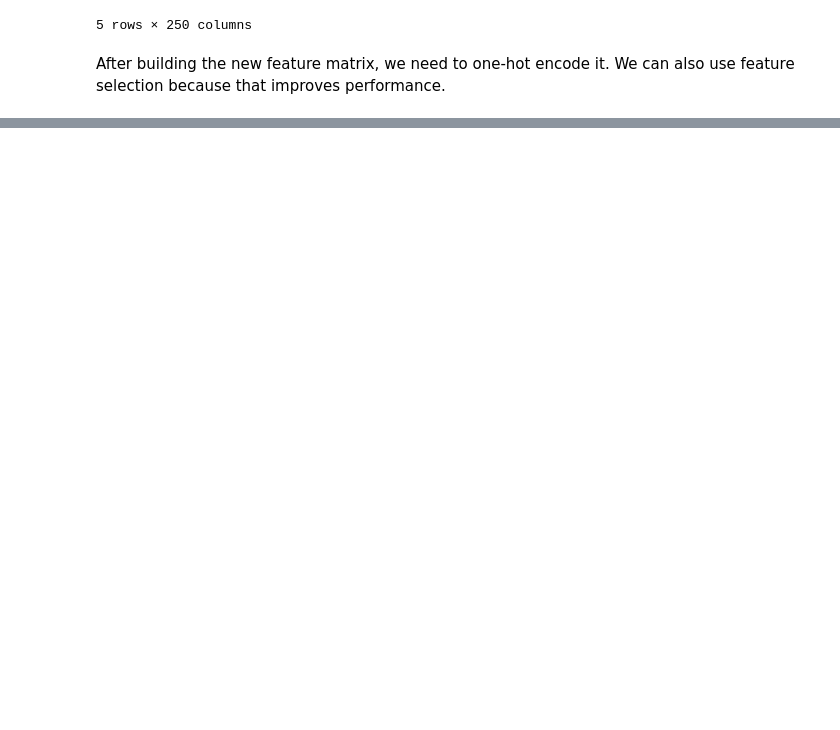
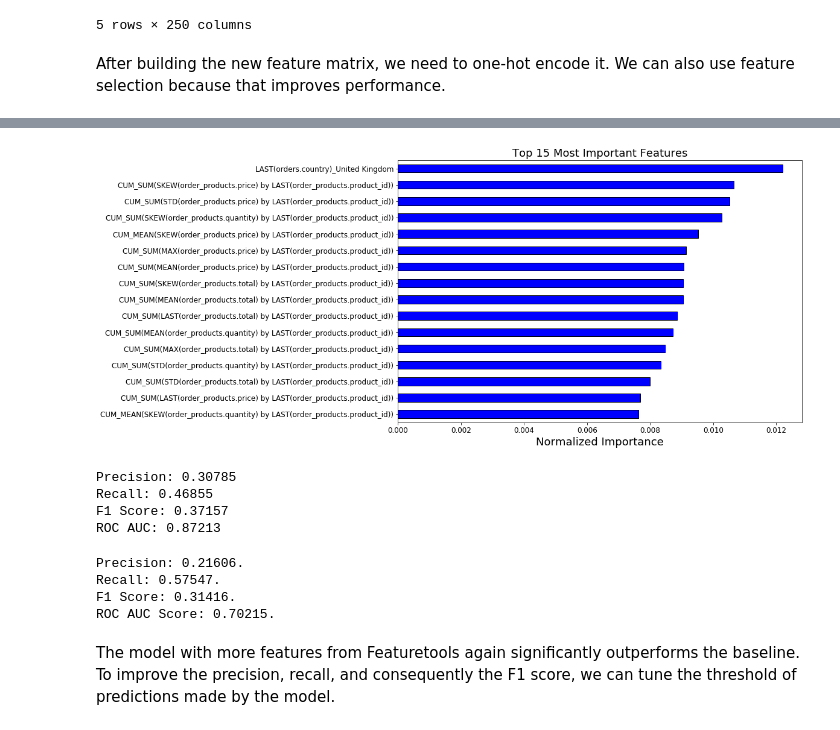
Before and after one commit to alteryx/Automated-Manual-Comparison, a Jupyter notebook: retail/notebooks/Automated Feature Engineering.ipynb, the cells around one changed output, grey strips where cells are left out. Saved outputs shown, nothing was run; the diff lists cells and outputs as text; code cells hidden in the pictures; blank space fills up the shorter version.

```diff
--- a/retail/notebooks/Automated Feature Engineering.ipynb
+++ b/retail/notebooks/Automated Feature Engineering.ipynb
@@ -260 +281,6 @@ EntitySet scattered to workers in 1.736 seconds
 5 rows × 146 columns
+# %%
+feature_matrix.index.names = ['customer_id', 'cutoff_time']
+# %%
+feature_matrix = feature_matrix.drop_duplicates()
+feature_matrix.loc[12347, :].sample(10, axis = 1)
@@ -304,7 +341,7 @@ from sklearn.ensemble import RandomForestClassifier
 model = RandomForestClassifier(n_estimators = 1000, random_state = 50,
                                n_jobs = -1)
 # %%
-def predict_month(month, feature_matrix):
+def predict_month(month, feature_matrix, return_probs = False):
 
     test_labels = labels.loc[labels['month'] == month, ['customer_id', 'label']]
     train_labels = labels.loc[labels['month'] < month, ['customer_id', 'label']]
@@ -312,8 +349,9 @@ def predict_month(month, feature_matrix):
     # Features
     X_train = feature_matrix[feature_matrix['time'].dt.month < month].drop(columns = ['customer_id', 'time'])
     X_test = feature_matrix[feature_matrix['time'].dt.month == month].drop(columns = ['customer_id', 'time'])
+    feature_names = list(X_train.columns)
 
-    pipeline = Pipeline([('imputer', SimpleImputer(strategy = 'median')),
+    pipeline = Pipeline([('imputer', Imputer(strategy = 'median')),
                       ('scaler', MinMaxScaler())])
 
     # Fit and transform training data
@@ -324,7 +362,7 @@ def predict_month(month, feature_matrix):
     y_train = np.array(train_labels['label']).reshape((-1, ))
     y_test = np.array(test_labels['label']).reshape((-1, ))
 
-    feature_names = list(X_train.columns)
+
 
     # Train
     model.fit(X_train, y_train)
@@ -347,6 +385,9 @@ def predict_month(month, feature_matrix):
     # Feature importances
     fi = pd.DataFrame({'feature': feature_names, 'importance': model.feature_importances_})
 
+    if return_probs:
+        return fi, probs
+
     return fi
 # %%
 june_fi = predict_month(6, feature_matrix_enc)
@@ -578,0 +636,20 @@ june_fi = predict_month(6, feature_matrix_enc)
+# %%
+norm_june_fi = plot_feature_importances(june_fi)
+# %% [output]
+[figure, added]
+# %%
+december_fi = predict_month(12, feature_matrix_enc)
+# %% [output]
+Precision: 0.30785
+Recall: 0.46855
+F1 Score: 0.37157
+ROC AUC: 0.87213
+# %%
+_ = informed_baseline(12)
+# %% [output]
+Precision: 0.21606.
+Recall: 0.57547.
+F1 Score: 0.31416.
+ROC AUC Score: 0.70215.
+# %% [markdown]
+The model with more features from Featuretools again significantly outperforms the baseline. To improve the precision, recall, and consequently the F1 score, we can tune the threshold of predictions made by the model.
```
Also changed, not shown: parts of 25 cells of this notebook, 14 other files.
